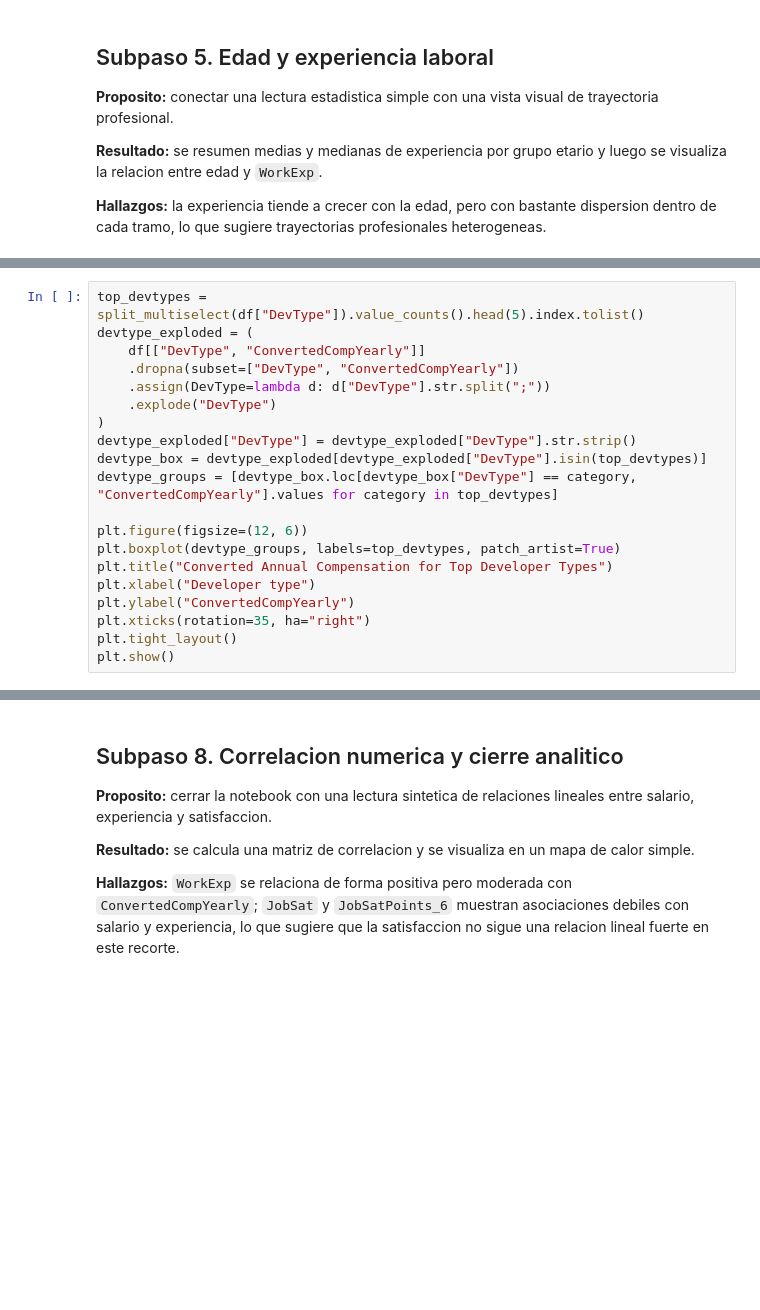
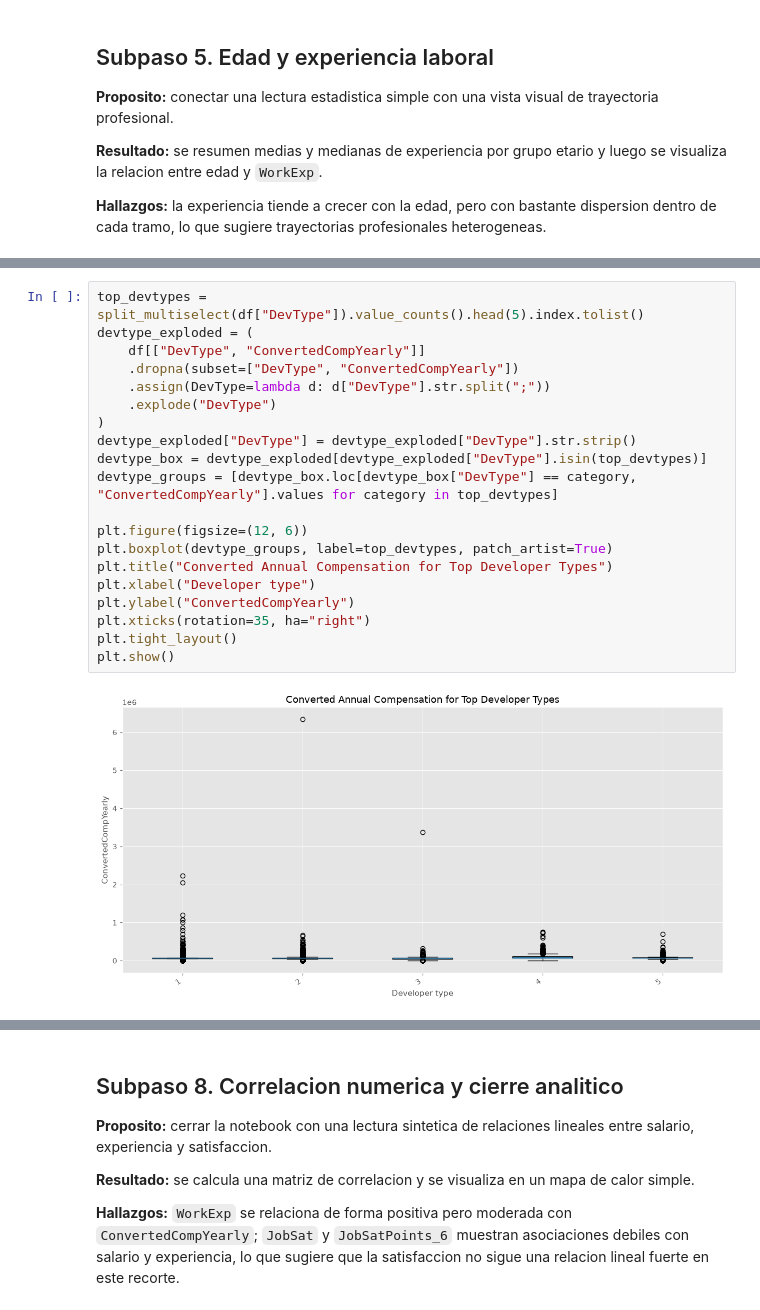
Before and after one commit to brendalp0110-web/portfolio_case_study_stackoverflow_survey, a Jupyter notebook: notebooks/03_eda_statistics.ipynb, the cells around one changed output, grey strips where cells are left out. Cells and saved outputs as stored; diff of their text form; blank space fills up the shorter version.

```diff
--- a/notebooks/03_eda_statistics.ipynb
+++ b/notebooks/03_eda_statistics.ipynb
@@ -227,21 +494,23 @@ plt.show()
 # %%
 top_devtypes = split_multiselect(df["DevType"]).value_counts().head(5).index.tolist()
 devtype_exploded = (
     df[["DevType", "ConvertedCompYearly"]]
     .dropna(subset=["DevType", "ConvertedCompYearly"])
     .assign(DevType=lambda d: d["DevType"].str.split(";"))
     .explode("DevType")
 )
 devtype_exploded["DevType"] = devtype_exploded["DevType"].str.strip()
 devtype_box = devtype_exploded[devtype_exploded["DevType"].isin(top_devtypes)]
 devtype_groups = [devtype_box.loc[devtype_box["DevType"] == category, "ConvertedCompYearly"].values for category in top_devtypes]
 
 plt.figure(figsize=(12, 6))
-plt.boxplot(devtype_groups, labels=top_devtypes, patch_artist=True)
+plt.boxplot(devtype_groups, label=top_devtypes, patch_artist=True)
 plt.title("Converted Annual Compensation for Top Developer Types")
 plt.xlabel("Developer type")
 plt.ylabel("ConvertedCompYearly")
 plt.xticks(rotation=35, ha="right")
 plt.tight_layout()
 plt.show()
+# %% [output]
+[figure, added]
 # %% [markdown]
```
Also changed, not shown: parts of 23 cells of this notebook, 4 other files.
